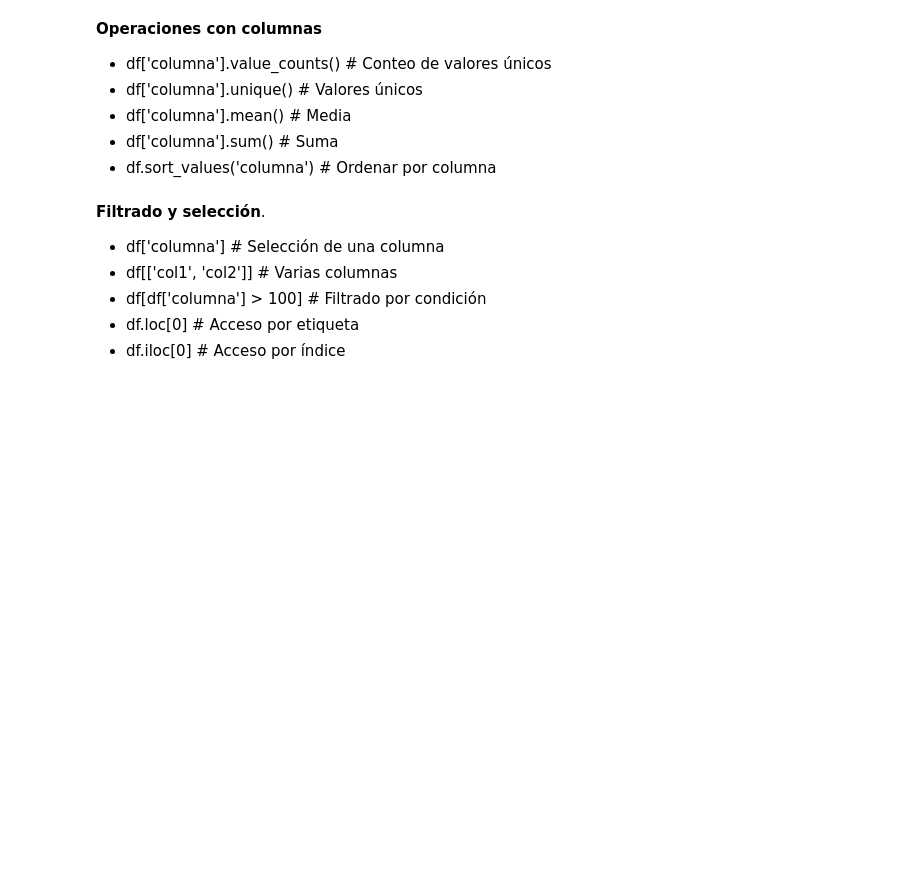
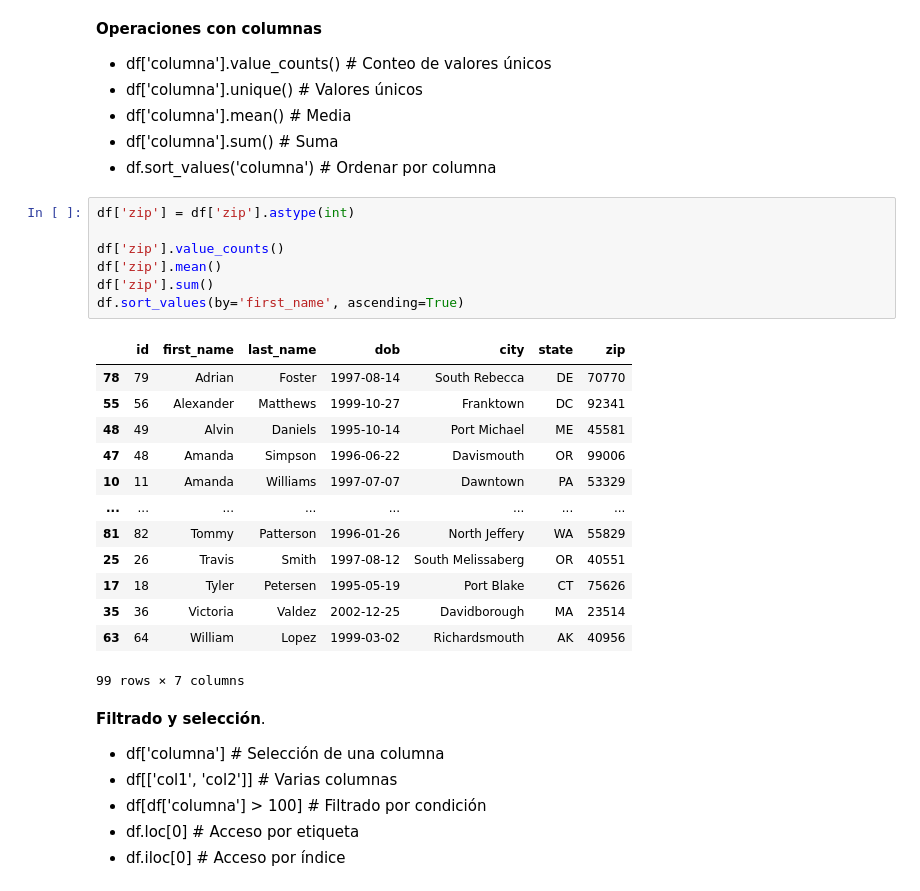
Before and after one commit to sr-roboto/introduccion_pandas, a Jupyter notebook: index.ipynb, the cells around one changed output. Saved outputs shown, nothing was run; the diff lists cells and outputs as text; blank space fills up the shorter version.

```diff
--- a/index.ipynb
+++ b/index.ipynb
@@ -78,6 +186,27 @@ Al aplicar df.describe() a un DataFrame, obtendrás una tabla resumen que incluy
 * df['columna'].mean()             # Media
 * df['columna'].sum()              # Suma
 * df.sort_values('columna')        # Ordenar por columna
+# %%
+df['zip'] = df['zip'].astype(int)
+
+df['zip'].value_counts()
+df['zip'].mean()
+df['zip'].sum()
+df.sort_values(by='first_name', ascending=True)
+# %% [output]
+|  | id | first_name | last_name | dob | city | state | zip |
+| 78 | 79 | Adrian | Foster | 1997-08-14 | South Rebecca | DE | 70770 |
+| 55 | 56 | Alexander | Matthews | 1999-10-27 | Franktown | DC | 92341 |
+| 48 | 49 | Alvin | Daniels | 1995-10-14 | Port Michael | ME | 45581 |
+| 47 | 48 | Amanda | Simpson | 1996-06-22 | Davismouth | OR | 99006 |
+| 10 | 11 | Amanda | Williams | 1997-07-07 | Dawntown | PA | 53329 |
+| ... | ... | ... | ... | ... | ... | ... | ... |
+| 81 | 82 | Tommy | Patterson | 1996-01-26 | North Jeffery | WA | 55829 |
+| 25 | 26 | Travis | Smith | 1997-08-12 | South Melissaberg | OR | 40551 |
+| 17 | 18 | Tyler | Petersen | 1995-05-19 | Port Blake | CT | 75626 |
+| 35 | 36 | Victoria | Valdez | 2002-12-25 | Davidborough | MA | 23514 |
+| 63 | 64 | William | Lopez | 1999-03-02 | Richardsmouth | AK | 40956 |
+99 rows × 7 columns
 # %% [markdown]
 **Filtrado y selección**.
 * df['columna']                     # Selección de una columna
```
Also changed, not shown: parts of 15 cells of this notebook, 2 other files.
